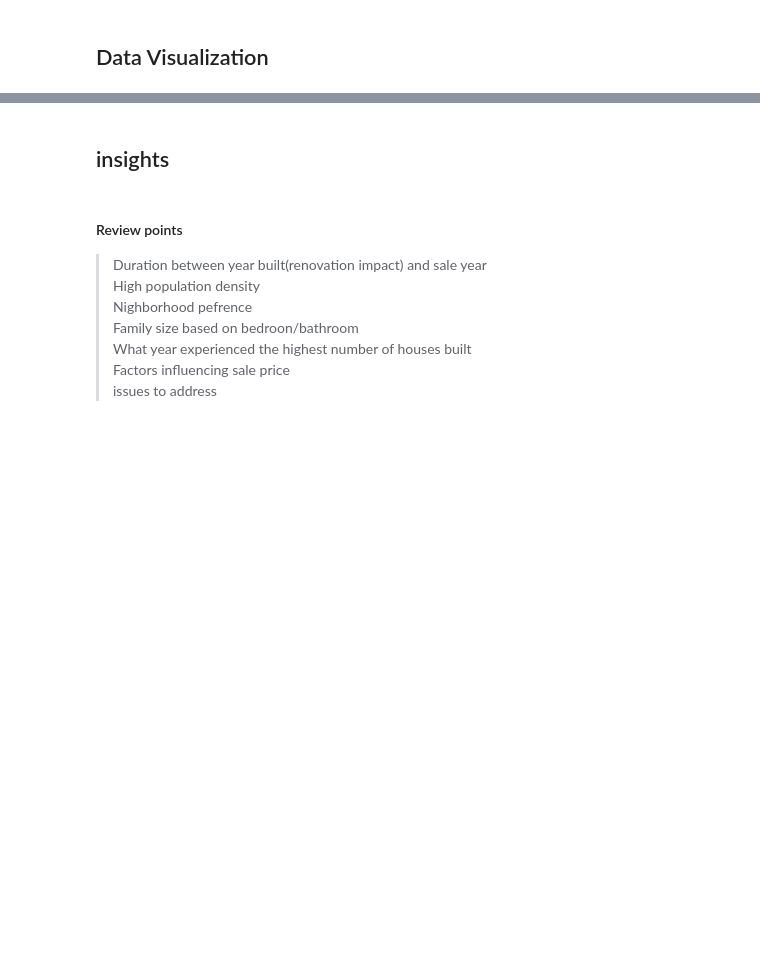
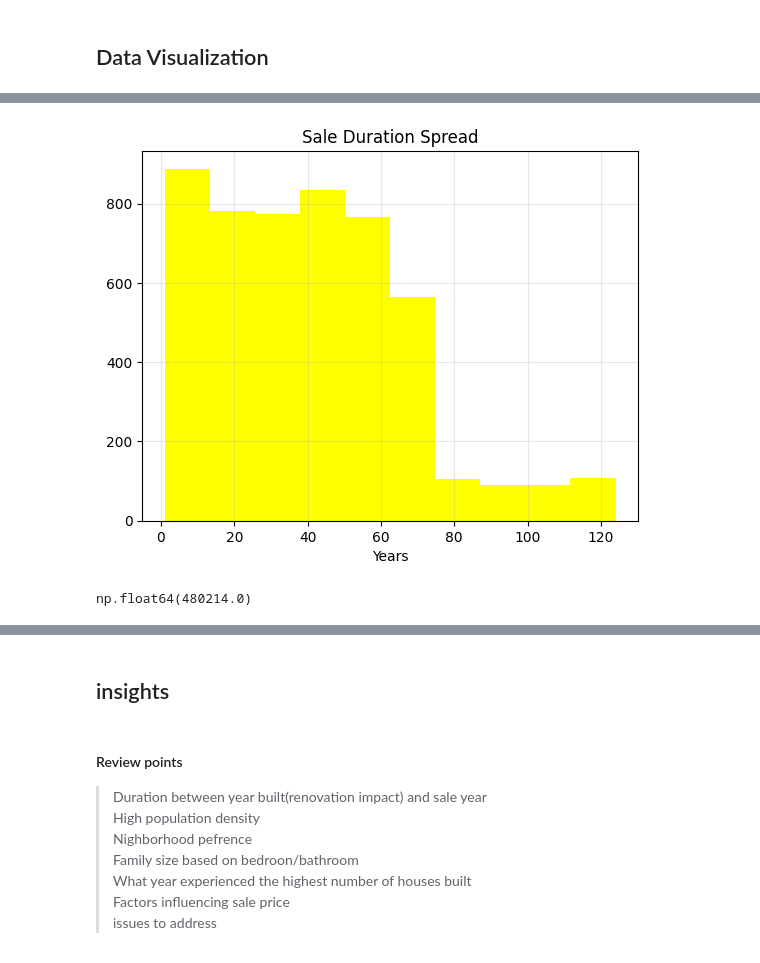
Before and after one commit to Astro0re/Data, a Jupyter notebook: Q_housing/analysis.ipynb, the cells around one changed output, grey strips where cells are left out. Saved outputs shown, nothing was run; the diff lists cells and outputs as text; code cells hidden in the pictures; blank space fills up the shorter version.

```diff
--- a/Q_housing/analysis.ipynb
+++ b/Q_housing/analysis.ipynb
@@ -120,0 +141,12 @@ plt.show();
+# %%
+plt.hist(data['sale_du'], color='yellow')
+plt.xlabel('Years')
+plt.title('Sale Duration Spread')
+plt.grid(True, alpha=0.3)
+plt.show();
+# %% [output]
+[figure, added]
+# %%
+data['sale_price'].mean()
+# %% [output]
+np.float64(480214.0)
```
Also changed, not shown: parts of 5 cells of this notebook.
